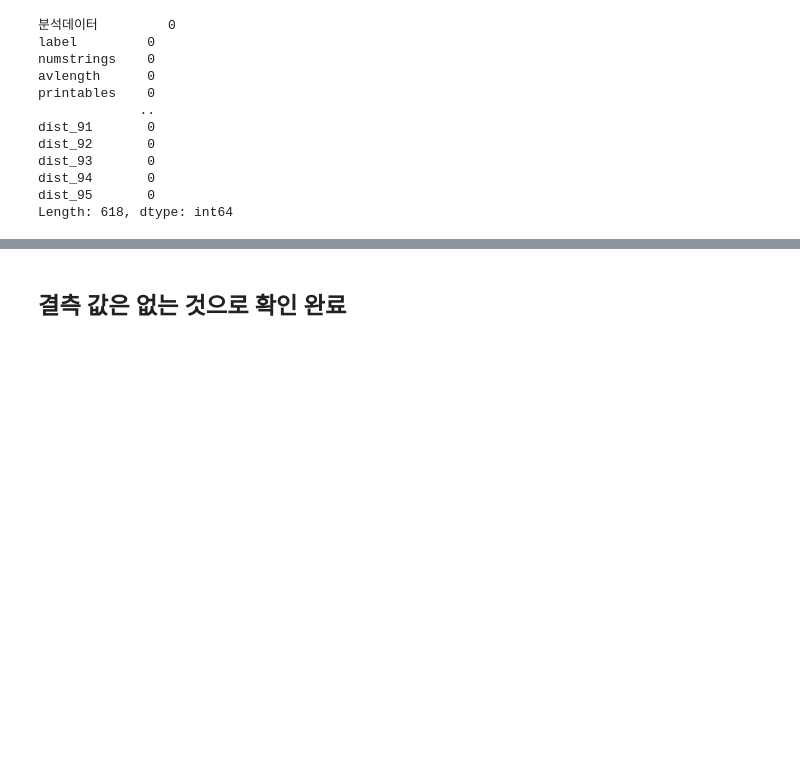
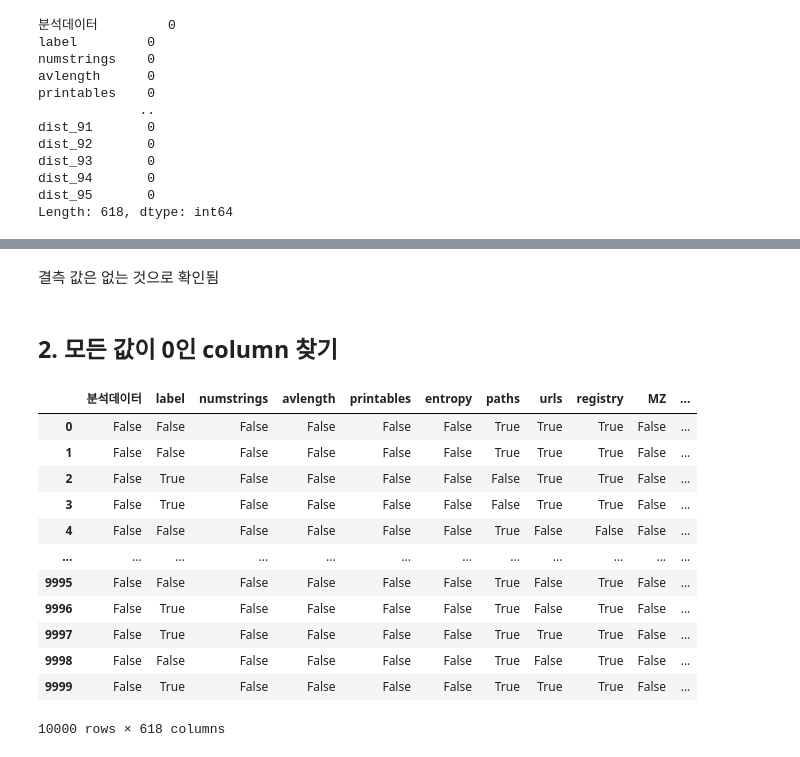
Before and after one commit to Hoseo-IELab/Hoseo_AI_Competition, a Jupyter notebook: Acc100_DataRescale.ipynb, the cells around one changed output, grey strips where cells are left out. Cells and saved outputs as stored; diff of their text form; code cells hidden in the pictures; blank space fills up the shorter version.

```diff
--- a/Acc100_DataRescale.ipynb
+++ b/Acc100_DataRescale.ipynb
@@ -67,3 +73,21 @@ b_141      0
 Length: 618, dtype: int64
 # %% [markdown]
-## 결측 값은 없는 것으로 확인 완료
+결측 값은 없는 것으로 확인됨
+# %% [markdown]
+## 2. 모든 값이 0인 column 찾기
+# %%
+df_train == 0
+# %% [output]
+|  | 분석데이터 | label | numstrings | avlength | printables | entropy | paths | urls | registry | MZ | ... |
+| 0 | False | False | False | False | False | False | True | True | True | False | ... |
+| 1 | False | False | False | False | False | False | True | True | True | False | ... |
+| 2 | False | True | False | False | False | False | False | True | True | False | ... |
+| 3 | False | True | False | False | False | False | False | True | True | False | ... |
+| 4 | False | False | False | False | False | False | True | False | False | False | ... |
+| ... | ... | ... | ... | ... | ... | ... | ... | ... | ... | ... | ... |
+| 9995 | False | False | False | False | False | False | True | False | True | False | ... |
+| 9996 | False | True | False | False | False | False | True | False | True | False | ... |
+| 9997 | False | True | False | False | False | False | True | True | True | False | ... |
+| 9998 | False | False | False | False | False | False | True | False | True | False | ... |
+| 9999 | False | True | False | False | False | False | True | True | True | False | ... |
+10000 rows × 618 columns
```
Also changed, not shown: parts of 19 cells of this notebook.
